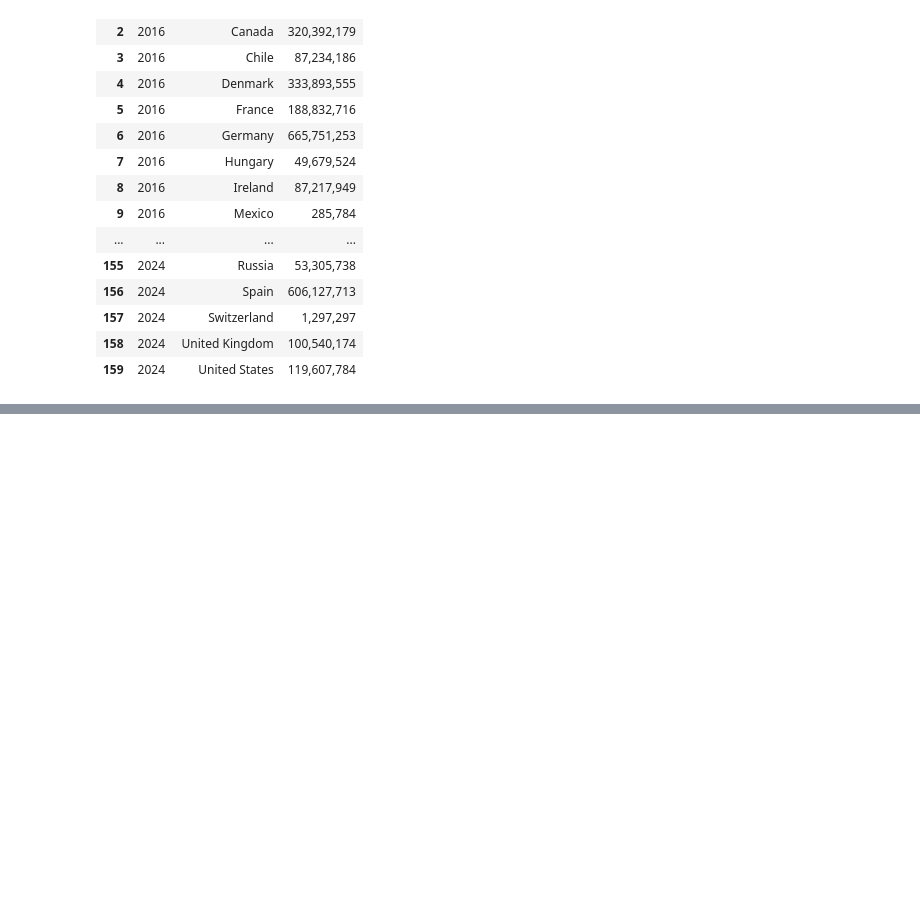
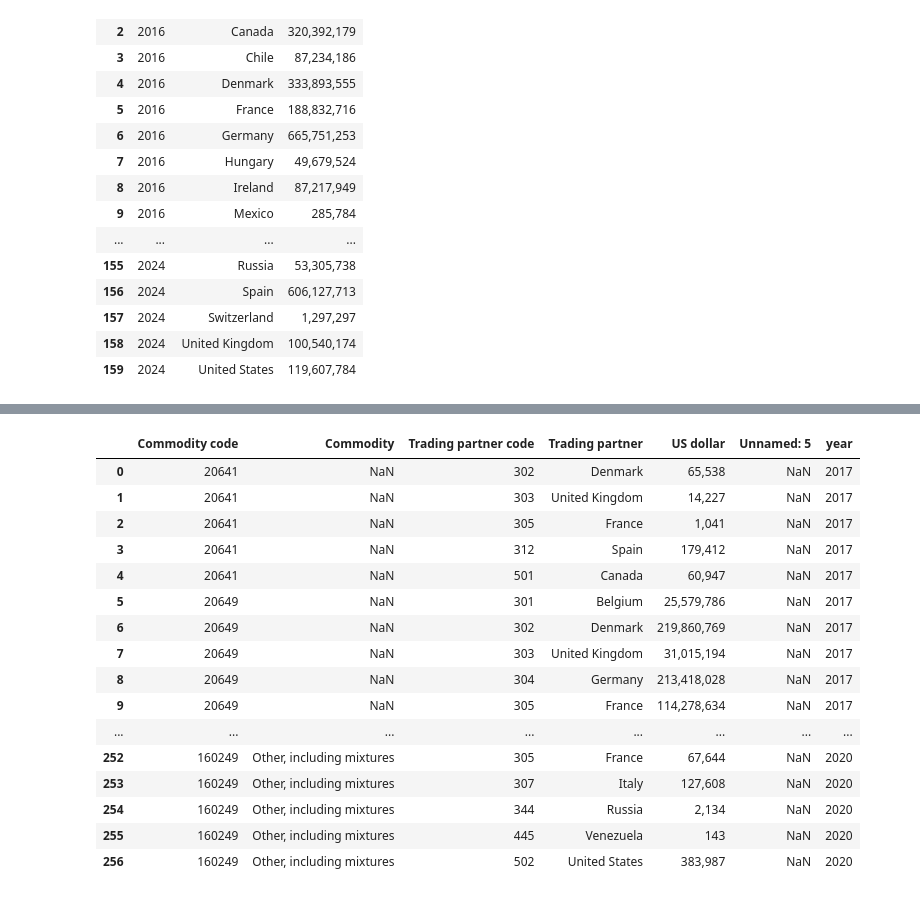
Before and after one commit to yatingw24/exports, a Jupyter notebook: analysis.ipynb, the cells around one changed output, grey strips where cells are left out. Cells and saved outputs as stored; diff of their text form; code cells hidden in the pictures; blank space fills up the shorter version.

```diff
--- a/analysis.ipynb
+++ b/analysis.ipynb
@@ -152,0 +185,31 @@ wide_df
+# %%
+import os
+
+offals_path = os.path.join('offals', 'of_*.csv')
+
+
+all_dfs = []
+
+for file_path in glob.glob(offals_path):
+    try:
+        year = 2000 + int(re.search(r'of_(\d{2})\.csv', file_path).group(1))
+
+        for encoding in ['utf-8', 'latin1', 'cp1252']:
+            try:
+                df = pd.read_csv(file_path, encoding=encoding)
+                df['year'] = year  # Add year column
+                all_dfs.append(df)
+                print(f"✓ Successfully read {os.path.basename(file_path)} with {encoding} encoding")
+                break
+            except UnicodeDecodeError:
+                continue
+
+    except Exception as e:
+        print(f"⚠️ Failed to process {os.path.basename(file_path)}: {str(e)}")
+        continue
+
+if all_dfs:
+    combined_df = pd.concat(all_dfs, ignore_index=True)
+
+else:
+    print("No files were processed successfully")
@@ -152,0 +226,20 @@ wide_df
+# %%
+combined_df
+# %% [output]
+|  | Commodity code | Commodity | Trading partner code | Trading partner | US dollar | Unnamed: 5 | year |
+| 0 | 20641 | NaN | 302 | Denmark | 65,538 | NaN | 2017 |
+| 1 | 20641 | NaN | 303 | United Kingdom | 14,227 | NaN | 2017 |
+| 2 | 20641 | NaN | 305 | France | 1,041 | NaN | 2017 |
+| 3 | 20641 | NaN | 312 | Spain | 179,412 | NaN | 2017 |
+| 4 | 20641 | NaN | 501 | Canada | 60,947 | NaN | 2017 |
+| 5 | 20649 | NaN | 301 | Belgium | 25,579,786 | NaN | 2017 |
+| 6 | 20649 | NaN | 302 | Denmark | 219,860,769 | NaN | 2017 |
+| 7 | 20649 | NaN | 303 | United Kingdom | 31,015,194 | NaN | 2017 |
+| 8 | 20649 | NaN | 304 | Germany | 213,418,028 | NaN | 2017 |
+| 9 | 20649 | NaN | 305 | France | 114,278,634 | NaN | 2017 |
+| ... | ... | ... | ... | ... | ... | ... | ... |
+| 252 | 160249 | Other, including mixtures | 305 | France | 67,644 | NaN | 2020 |
+| 253 | 160249 | Other, including mixtures | 307 | Italy | 127,608 | NaN | 2020 |
+| 254 | 160249 | Other, including mixtures | 344 | Russia | 2,134 | NaN | 2020 |
+| 255 | 160249 | Other, including mixtures | 445 | Venezuela | 143 | NaN | 2020 |
+| 256 | 160249 | Other, including mixtures | 502 | United States | 383,987 | NaN | 2020 |
```
Also changed, not shown: parts of 27 cells of this notebook, 37 other files.
